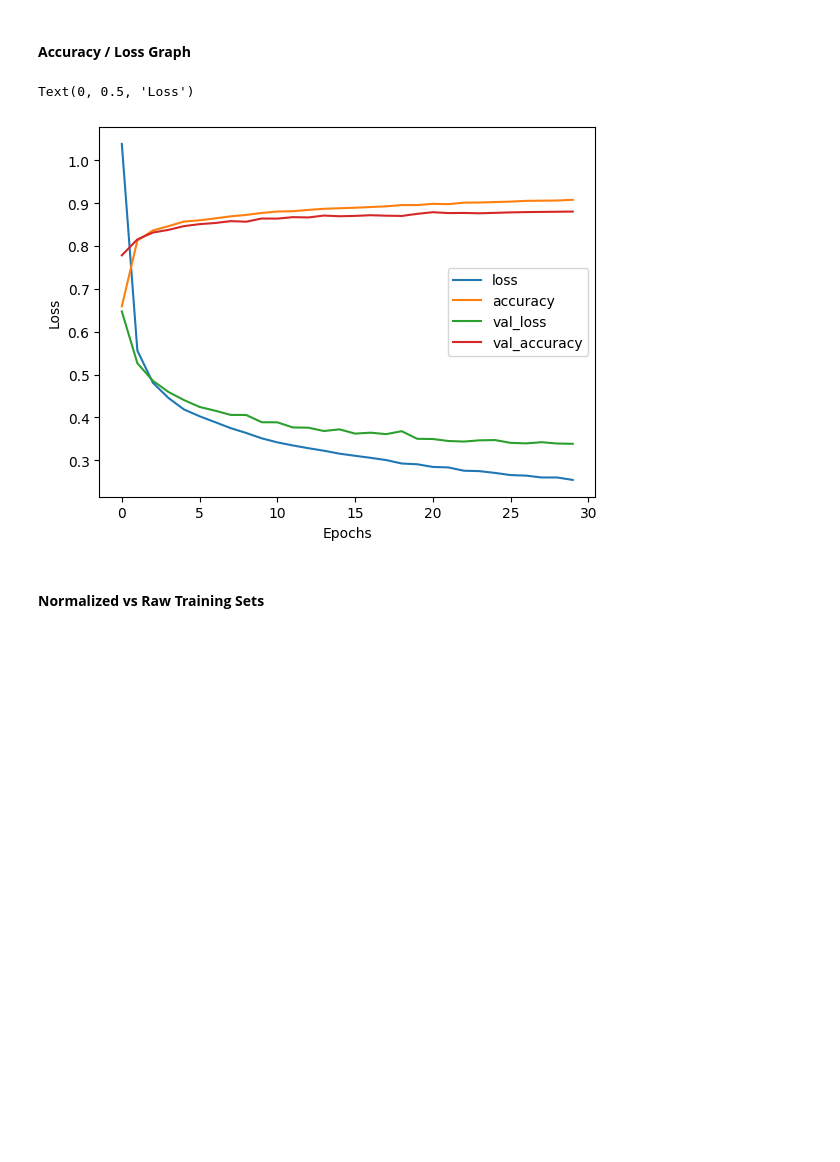
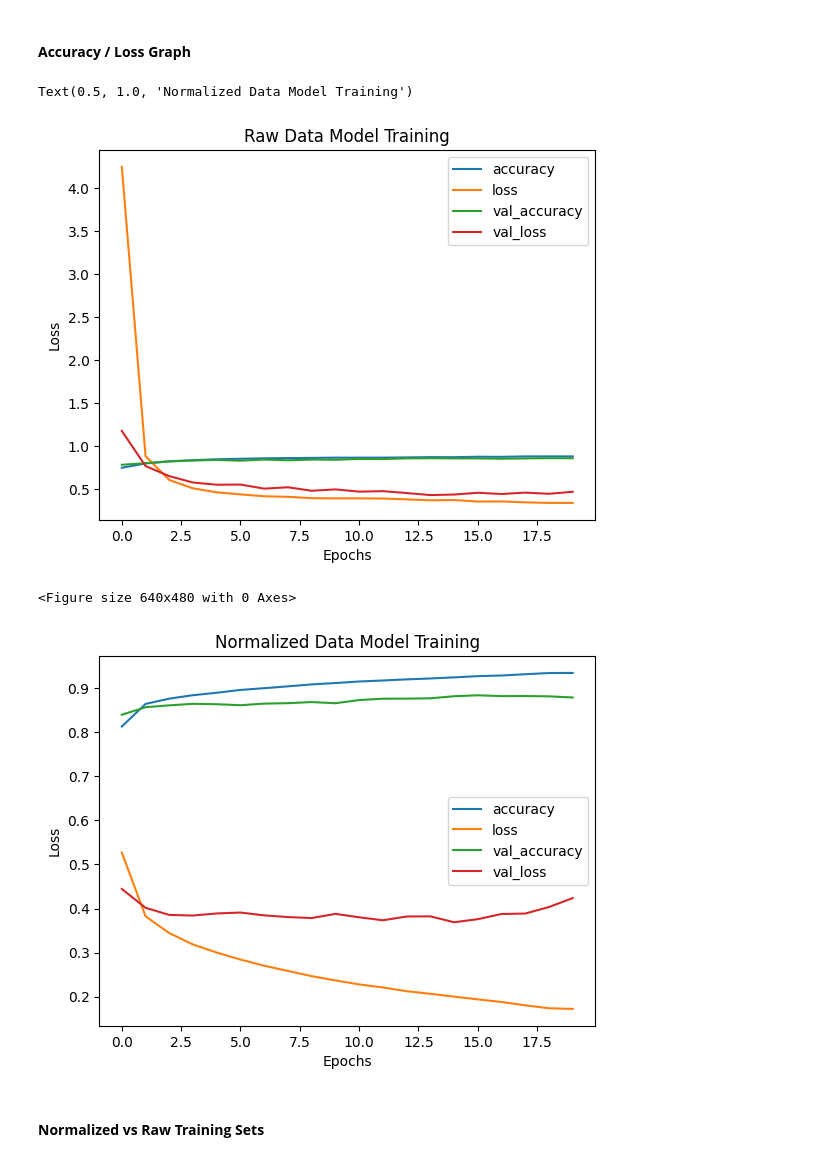
Before and after one commit to roob32/Personal-Notes, a Jupyter notebook: Supplementary Materials for ML/Assessments/fashion.ipynb, the cells around one changed output. Saved outputs shown, nothing was run; the diff lists cells and outputs as text; code cells hidden in the pictures; blank space fills up the shorter version.

```diff
--- a/Supplementary Materials for ML/Assessments/fashion.ipynb
+++ b/Supplementary Materials for ML/Assessments/fashion.ipynb
@@ -222,18 +214,18 @@
 tf.random.set_seed(42)
 
 model = tf.keras.Sequential([
-    tf.keras.layers.Flatten(input_shape=(28, 28)),
+    tf.keras.layers.Flatten(input_shape=(28, 28, 1)),
     tf.keras.layers.Dense(128, activation="relu"),
-    tf.keras.layers.Dense(32, activation="relu"),
+    tf.keras.layers.Dense(64, activation="relu"),
     tf.keras.layers.Dense(10, activation='softmax')
 ])
+
 model.compile(loss='sparse_categorical_crossentropy',
               optimizer=tf.keras.optimizers.Adam(learning_rate=0.0011),
               metrics=['accuracy'])
 
 history = model.fit(train_data, train_labels,
-                    epochs=30,
+                    epochs=20,
                     batch_size=128,
-                    validation_data=(test_data, test_labels)
-                    )
+                    validation_data=(test_data, test_labels))
 # %% [output]
@@ -276,20 +253,24 @@ Epoch 30/30
 # %% [markdown]
 #### **Model Trained on Normalized Data**
 # %%
+tf.random.set_seed(42)
+
 model_normalized = tf.keras.Sequential([
-    tf.keras.layers.Flatten(input_shape=(28, 28)),
+    tf.keras.layers.Flatten(input_shape=(28, 28, 1)),
     tf.keras.layers.Dense(128, activation="relu"),
-    tf.keras.layers.Dense(32, activation="relu"),
+    tf.keras.layers.Dense(64, activation="relu"),
     tf.keras.layers.Dense(10, activation='softmax')
 ])
 
 model_normalized.compile(loss='sparse_categorical_crossentropy',
-              optimizer=tf.keras.optimizers.Adam(learning_rate=6.25e-4),
-              metrics=['accuracy'])
+                         optimizer=tf.keras.optimizers.Adam(learning_rate=0.0013),
+                         metrics=['accuracy'])
 
-history = model_normalized.fit(train_data_normalized, train_labels,
-                    epochs=30,
-                    batch_size=128,
-                    validation_data=(test_data_normalized, test_labels)
-                    )
+history_normalized = model_normalized.fit(
+    train_data_normalized,
+    train_labels,
+    epochs=20,
+    batch_size=128,
+    validation_data=(test_data_normalized, test_labels)
+)
 # %% [output]
@@ -475,10 +414,19 @@ def make_confusion_matrix(y_true, y_pred, classes=None, figsize=(10, 10), text_s
 # %%
 pd.DataFrame(history.history).plot()
 mpl.pyplot.xlabel('Epochs')
 mpl.pyplot.ylabel('Loss')
+mpl.pyplot.title('Raw Data Model Training')
+
+plt.figure()
+pd.DataFrame(history_normalized.history).plot()
+mpl.pyplot.xlabel('Epochs')
+mpl.pyplot.ylabel('Loss')
+mpl.pyplot.title('Normalized Data Model Training')
 # %% [output]
-Text(0, 0.5, 'Loss')
+Text(0.5, 1.0, 'Normalized Data Model Training')
-[figure, old version]
+[figure, new version]
+<Figure size 640x480 with 0 Axes>
+[figure, added]
 # %% [markdown]
 #### **Normalized vs Raw Training Sets**
 # %%
```
Also changed, not shown: parts of 23 cells of this notebook, 2 other files.
